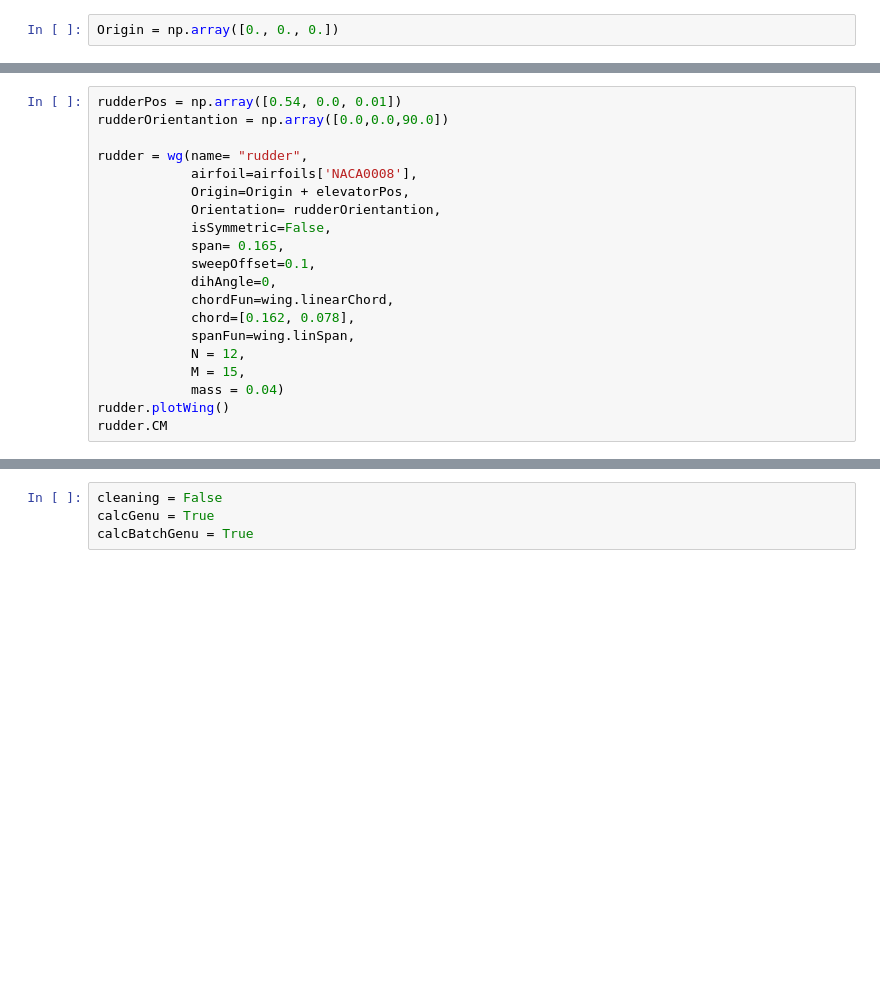
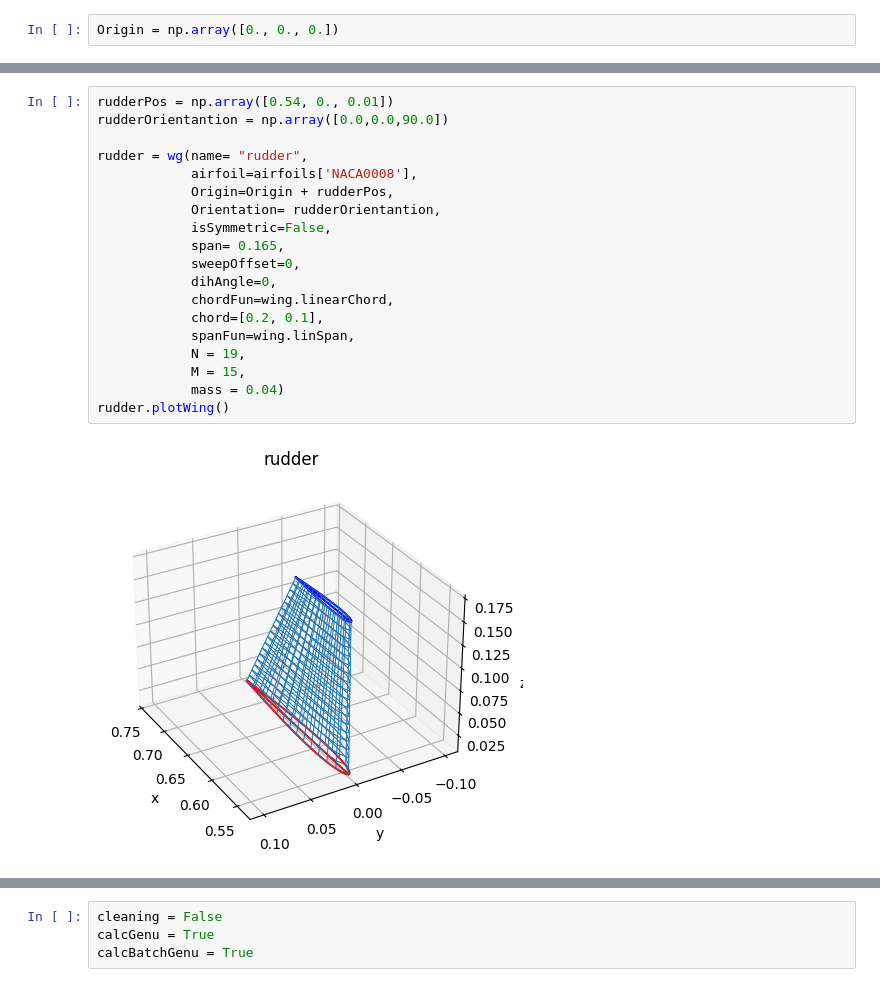
Before and after one commit to trifwn/Icarus, a Jupyter notebook: 3DCalc.ipynb, the cells around one changed output, grey strips where cells are left out. Saved outputs shown, nothing was run; the diff lists cells and outputs as text; blank space fills up the shorter version.

```diff
--- a/3DCalc.ipynb
+++ b/3DCalc.ipynb
@@ -72,22 +73,23 @@ elevator.CM
 # %%
-rudderPos = np.array([0.54, 0.0, 0.01])
+rudderPos = np.array([0.54, 0., 0.01])
 rudderOrientantion = np.array([0.0,0.0,90.0])
 
 rudder = wg(name= "rudder",
             airfoil=airfoils['NACA0008'],
-            Origin=Origin + elevatorPos,
+            Origin=Origin + rudderPos,
             Orientation= rudderOrientantion,
             isSymmetric=False,
             span= 0.165,
-            sweepOffset=0.1,
+            sweepOffset=0,
             dihAngle=0,
             chordFun=wing.linearChord,
-            chord=[0.162, 0.078],
+            chord=[0.2, 0.1],
             spanFun=wing.linSpan,
-            N = 12,
+            N = 19,
             M = 15,
             mass = 0.04)
 rudder.plotWing()
-rudder.CM
+# %% [output]
+[figure, added]
 # %%
 liftingSurfaces = [mainWing, elevator, rudder]
```
Also changed, not shown: parts of 4 cells of this notebook, 3 other files.
